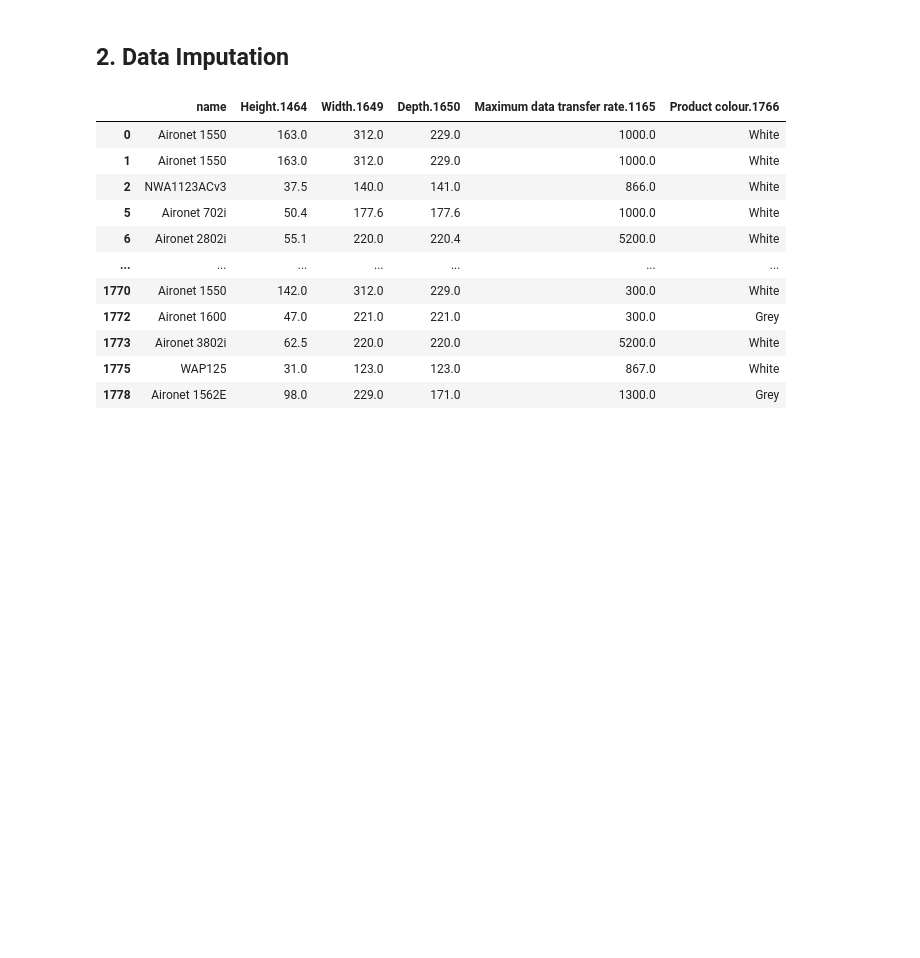
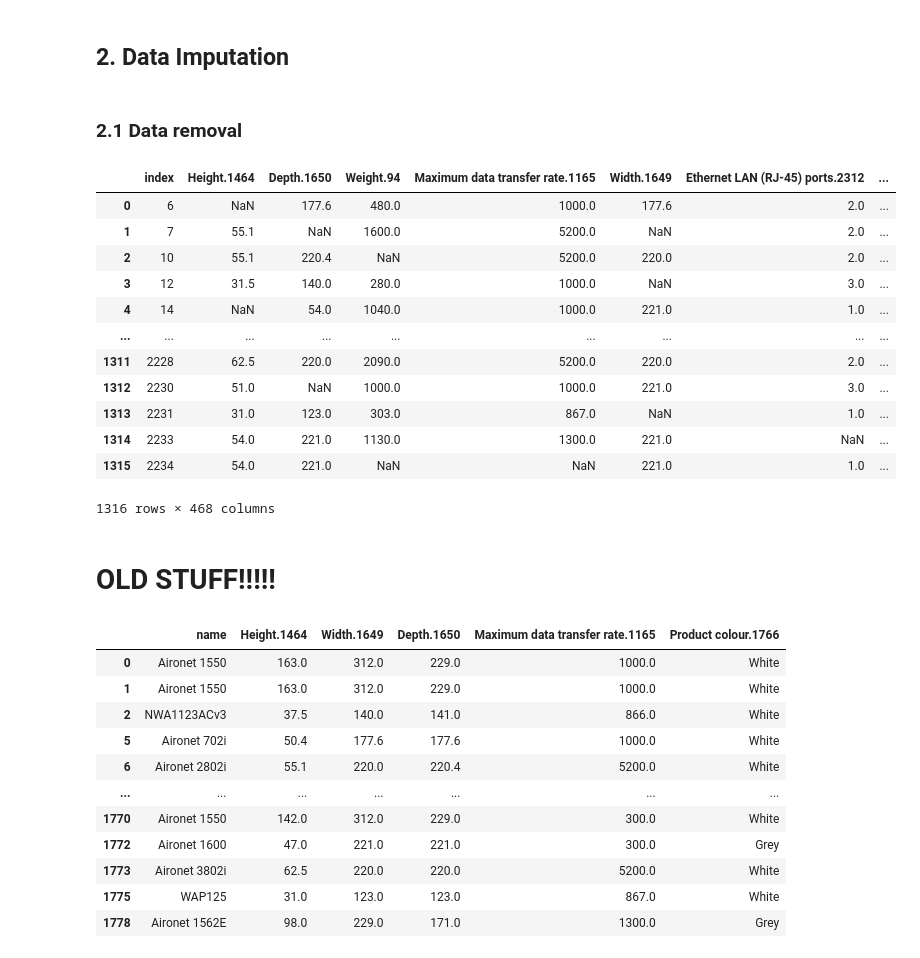
Before and after one commit to bigarabuza/StiboSystems, a Jupyter notebook: IceCat Full/analysis_ice_cat_full.ipynb, the cells around one changed output. Drawn from its saved outputs; the diff is of its cells as text; code cells hidden in the pictures; blank space fills up the shorter version.

Commit message:
finalized scrubbing. Start running algo

```diff
--- a/IceCat Full/analysis_ice_cat_full.ipynb
+++ b/IceCat Full/analysis_ice_cat_full.ipynb
@@ -242,17 +245,36 @@ The dataset is now ready for further analysis for imputation techniques
 # TO BE CONTINUED!
 # %% [markdown]
 ## 2. Data Imputation
+# %% [markdown]
+### 2.1 Data removal
 # %%
-def remove_data(df, p_rm, id_cols = []):
-    df_copy = copy.deepcopy(df)
+def remove_data(df, p_rm):
+    df_copy = copy.deepcopy(df.reset_index())
 
     for col in df_copy:
-        if col in id_cols:
-            #continue
+        if col != "index":
+            # continue
             n_val = df_copy[col].notna().sum()
             n_rm = int(n_val * p_rm)
             idx_ = np.random.choice(df_copy[col].shape[0], n_rm, replace=False)
 
             df_copy.loc[idx_, col] = np.nan
 
     return df_copy
+
+rm_10_pct = remove_data(xgdata_final, 0.1)
+rm_10_pct
+# %% [output]
+|  | index | Height.1464 | Depth.1650 | Weight.94 | Maximum data transfer rate.1165 | Width.1649 | Ethernet LAN (RJ-45) ports.2312 | ... |
+| 0 | 6 | NaN | 177.6 | 480.0 | 1000.0 | 177.6 | 2.0 | ... |
+| 1 | 7 | 55.1 | NaN | 1600.0 | 5200.0 | NaN | 2.0 | ... |
+| 2 | 10 | 55.1 | 220.4 | NaN | 5200.0 | 220.0 | 2.0 | ... |
+| 3 | 12 | 31.5 | 140.0 | 280.0 | 1000.0 | NaN | 3.0 | ... |
+| 4 | 14 | NaN | 54.0 | 1040.0 | 1000.0 | 221.0 | 1.0 | ... |
+| ... | ... | ... | ... | ... | ... | ... | ... | ... |
+| 1311 | 2228 | 62.5 | 220.0 | 2090.0 | 5200.0 | 220.0 | 2.0 | ... |
+| 1312 | 2230 | 51.0 | NaN | 1000.0 | 1000.0 | 221.0 | 3.0 | ... |
+| 1313 | 2231 | 31.0 | 123.0 | 303.0 | 867.0 | NaN | 1.0 | ... |
+| 1314 | 2233 | 54.0 | 221.0 | 1130.0 | 1300.0 | 221.0 | NaN | ... |
+| 1315 | 2234 | 54.0 | 221.0 | NaN | NaN | 221.0 | 1.0 | ... |
+1316 rows × 468 columns
@@ -259,3 +284,5 @@ def remove_data(df, p_rm, id_cols = []):
+# %% [markdown]
+# OLD STUFF!!!!!
 # %%
 category_data_xgboost = category_data[["name", "Height.1464", "Width.1649", "Depth.1650", "Maximum data transfer rate.1165", "Product colour.1766"]]
 category_data_xgboost = category_data_xgboost[~(category_data_xgboost.isin(["None", "nan", "NaN"]).any(axis=1) | category_data_xgboost.isnull().any(axis=1))].reset_index(drop=True)
```
Also changed, not shown: parts of 2 cells of this notebook.
